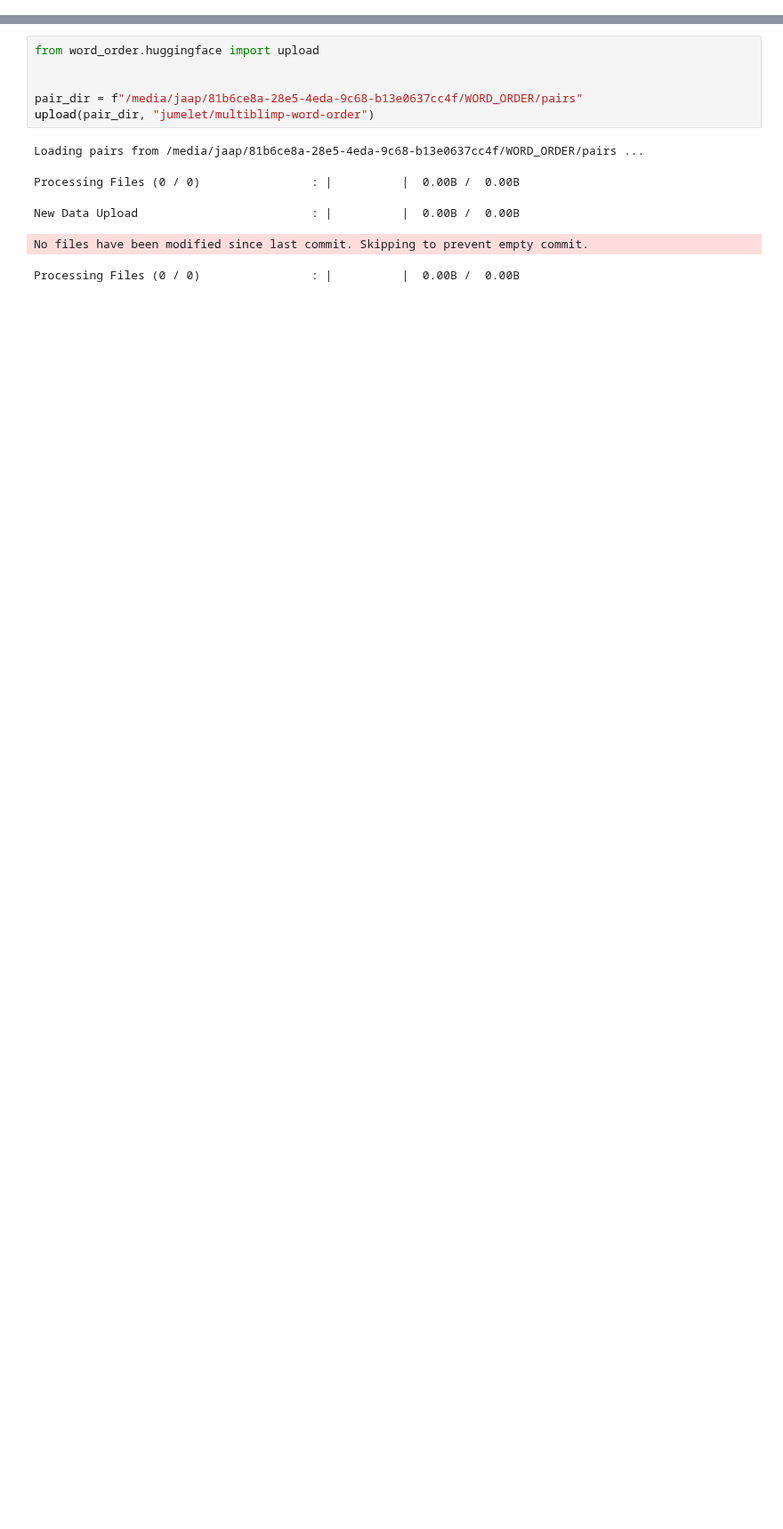
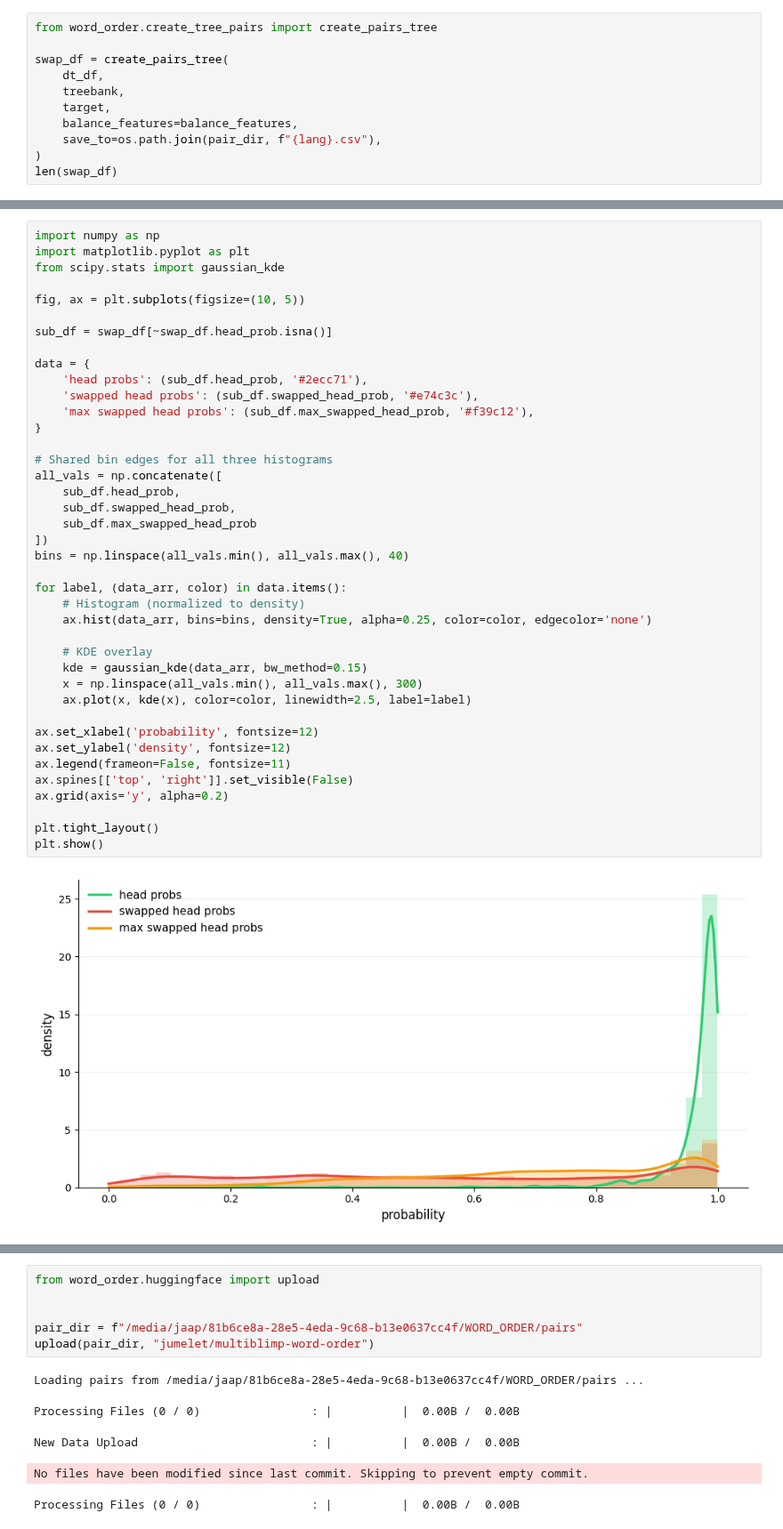
Before and after one commit to jumelet/multiblimp, a Jupyter notebook: notebooks/word_order_DT.ipynb, the cells around one changed output, grey strips where cells are left out. Shown at 89% size. Drawn from its saved outputs; the diff is of its cells as text; blank space fills up the shorter version.

Commit message:
Add word order validation procedure

```diff
--- a/notebooks/word_order_DT.ipynb
+++ b/notebooks/word_order_DT.ipynb
@@ -156,0 +160,11 @@ Found unknown categories in columns [1, 20] during transform. These unknown cate
+# %%
+from word_order.create_tree_pairs import create_pairs_tree
+
+swap_df = create_pairs_tree(
+    dt_df,
+    treebank,
+    target,
+    balance_features=balance_features,
+    save_to=os.path.join(pair_dir, f"{lang}.csv"),
+)
+len(swap_df)
@@ -156,0 +319,42 @@ Found unknown categories in columns [1, 20] during transform. These unknown cate
+# %%
+import numpy as np
+import matplotlib.pyplot as plt
+from scipy.stats import gaussian_kde
+
+fig, ax = plt.subplots(figsize=(10, 5))
+
+sub_df = swap_df[~swap_df.head_prob.isna()]
+
+data = {
+    'head probs': (sub_df.head_prob, '#2ecc71'),
+    'swapped head probs': (sub_df.swapped_head_prob, '#e74c3c'),
+    'max swapped head probs': (sub_df.max_swapped_head_prob, '#f39c12'),
+}
+
+# Shared bin edges for all three histograms
+all_vals = np.concatenate([
+    sub_df.head_prob,
+    sub_df.swapped_head_prob,
+    sub_df.max_swapped_head_prob
+])
+bins = np.linspace(all_vals.min(), all_vals.max(), 40)
+
+for label, (data_arr, color) in data.items():
+    # Histogram (normalized to density)
+    ax.hist(data_arr, bins=bins, density=True, alpha=0.25, color=color, edgecolor='none')
+
+    # KDE overlay
+    kde = gaussian_kde(data_arr, bw_method=0.15)
+    x = np.linspace(all_vals.min(), all_vals.max(), 300)
+    ax.plot(x, kde(x), color=color, linewidth=2.5, label=label)
+
+ax.set_xlabel('probability', fontsize=12)
+ax.set_ylabel('density', fontsize=12)
+ax.legend(frameon=False, fontsize=11)
+ax.spines[['top', 'right']].set_visible(False)
+ax.grid(axis='y', alpha=0.2)
+
+plt.tight_layout()
+plt.show()
+# %% [output]
+[figure, added]
```
Also changed, not shown: parts of 31 cells of this notebook, 22 other files.
